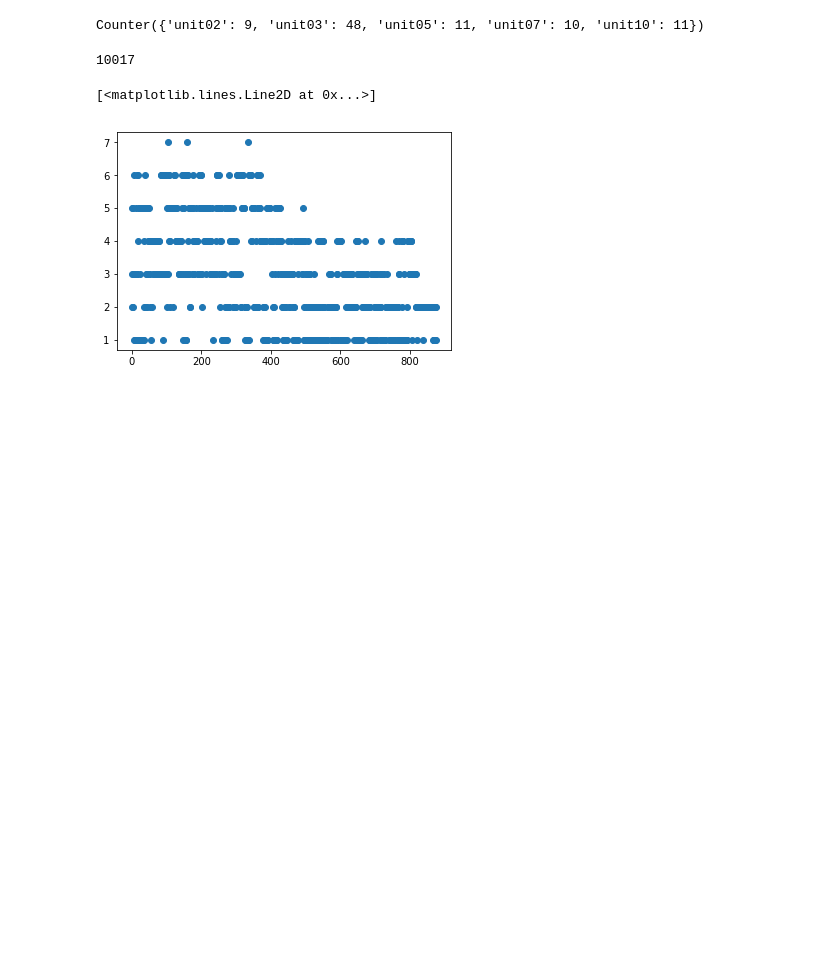
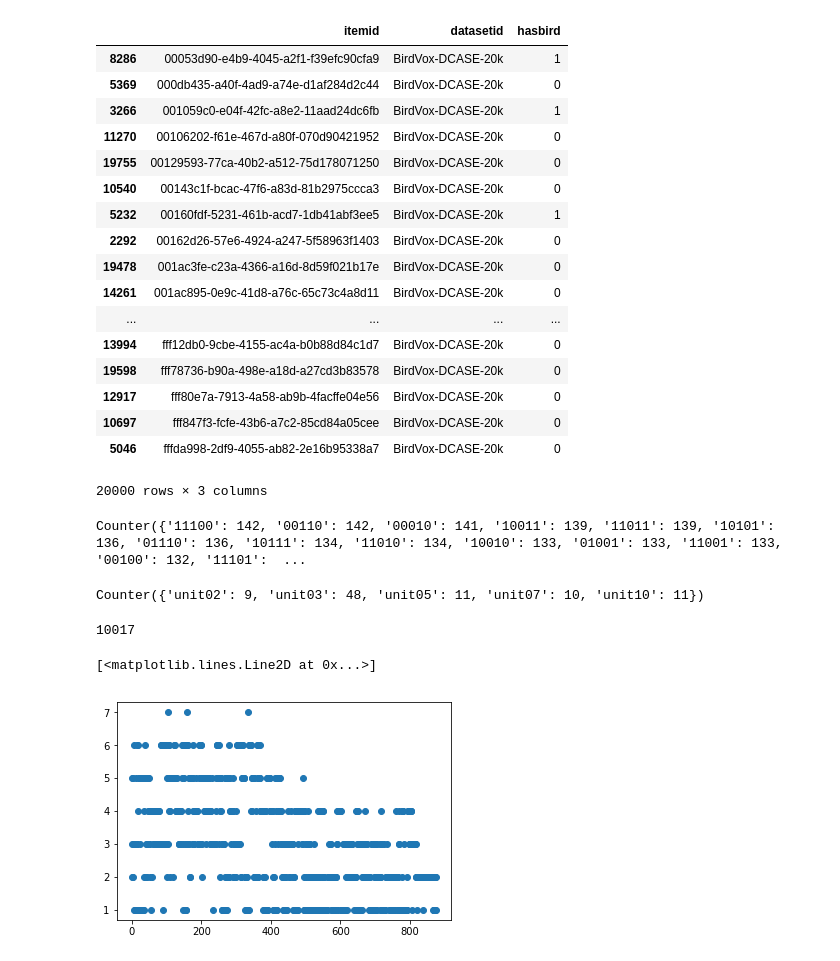
Before and after one commit to BirdVox/BirdVox_datasets, a Jupyter notebook: generate_BirdVox-DCASE-20k.ipynb, the cells around one changed output. Drawn from its saved outputs; the diff is of its cells as text; code cells hidden in the pictures; blank space fills up the shorter version.

```diff
--- a/generate_BirdVox-DCASE-20k.ipynb
+++ b/generate_BirdVox-DCASE-20k.ipynb
@@ -196,3 +216,49 @@ for row_id in range(n_rows):
+# %%
+private_path = '/beegfs/vl1019/BirdVox_datasets/BirdVox-DCASE-20k/BirdVox-DCASE-20k_csv-private/BirdVox-full-night_csv-private.csv'
+public_path = '/beegfs/vl1019/BirdVox_datasets/BirdVox-DCASE-20k/BirdVox-DCASE-20k_csv-private/BirdVox-full-night_csv-public.csv'
+
+import pandas as pd
+in_df = pd.read_csv(out_path)
+itemid_df =  pd.DataFrame(list(in_df["UUID"]), columns=["itemid"])
+hasbird_df = pd.DataFrame(list(in_df["Has bird"]), columns=["hasbird"])
+n_rows = len(hasbird_list)
+datasetid_df = pd.DataFrame(["BirdVox-DCASE-20k"] * n_rows, columns=["datasetid"])
+out_df = pd.concat(
+    [itemid_df, datasetid_df, hasbird_df],
+    axis=1)
+out_df = out_df.sort_values("itemid")
+out_df.to_csv(public_path, index=False)
+# %%
+out_df
+# %% [output]
+|  | itemid | datasetid | hasbird |
+| 8286 | 00053d90-e4b9-4045-a2f1-f39efc90cfa9 | BirdVox-DCASE-20k | 1 |
+| 5369 | 000db435-a40f-4ad9-a74e-d1af284d2c44 | BirdVox-DCASE-20k | 0 |
+| 3266 | 001059c0-e04f-42fc-a8e2-11aad24dc6fb | BirdVox-DCASE-20k | 1 |
+| 11270 | 00106202-f61e-467d-a80f-070d90421952 | BirdVox-DCASE-20k | 0 |
+| 19755 | 00129593-77ca-40b2-a512-75d178071250 | BirdVox-DCASE-20k | 0 |
+| 10540 | 00143c1f-bcac-47f6-a83d-81b2975ccca3 | BirdVox-DCASE-20k | 0 |
+| 5232 | 00160fdf-5231-461b-acd7-1db41abf3ee5 | BirdVox-DCASE-20k | 1 |
+| 2292 | 00162d26-57e6-4924-a247-5f58963f1403 | BirdVox-DCASE-20k | 0 |
+| 19478 | 001ac3fe-c23a-4366-a16d-8d59f021b17e | BirdVox-DCASE-20k | 0 |
+| 14261 | 001ac895-0e9c-41d8-a76c-65c73c4a8d11 | BirdVox-DCASE-20k | 0 |
+| ... | ... | ... | ... |
+| 13994 | fff12db0-9cbe-4155-ac4a-b0b88d84c1d7 | BirdVox-DCASE-20k | 0 |
+| 19598 | fff78736-b90a-498e-a18d-a27cd3b83578 | BirdVox-DCASE-20k | 0 |
+| 12917 | fff80e7a-7913-4a58-ab9b-4facffe04e56 | BirdVox-DCASE-20k | 0 |
+| 10697 | fff847f3-fcfe-43b6-a7c2-85cd84a05cee | BirdVox-DCASE-20k | 0 |
+| 5046 | fffda998-2df9-4055-ab82-2e16b95338a7 | BirdVox-DCASE-20k | 0 |
+20000 rows × 3 columns
+# %%
+from collections import Counter
+import numpy as np
+
+X = np.array(out_df.sort_values("UUID")["Has bird"])
+X = np.reshape(X, (5, 4000))
+X_list = ["".join(map(str,X[:, i])) for i in range(X.shape[1])]
+print(Counter(X_list))
+# %% [output]
+Counter({'11100': 142, '00110': 142, '00010': 141, '10011': 139, '11011': 139, '10101': 136, '01110': 136, '10111': 134, '11010': 134, '10010': 133, '01001': 133, '11001': 133, '00100': 132, '11101':  ...
 # %%
 from collections import Counter
 Counter(list(private_df.loc[(private_df["Has bird"] == True) & (private_df["#Calls"] == 0)]["Unit"]))
```
Also changed, not shown: parts of 1 cell of this notebook, 8 other files.
